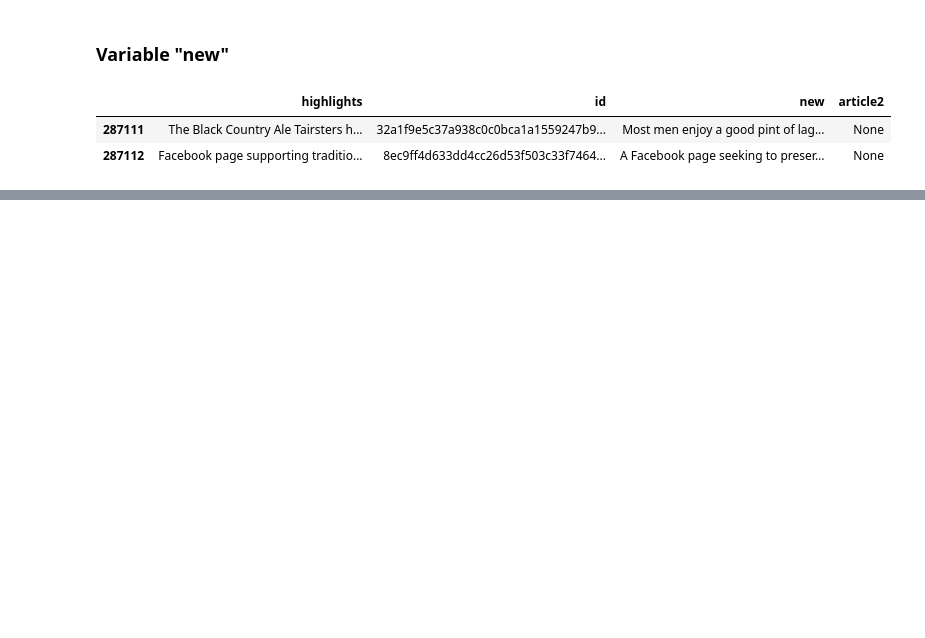
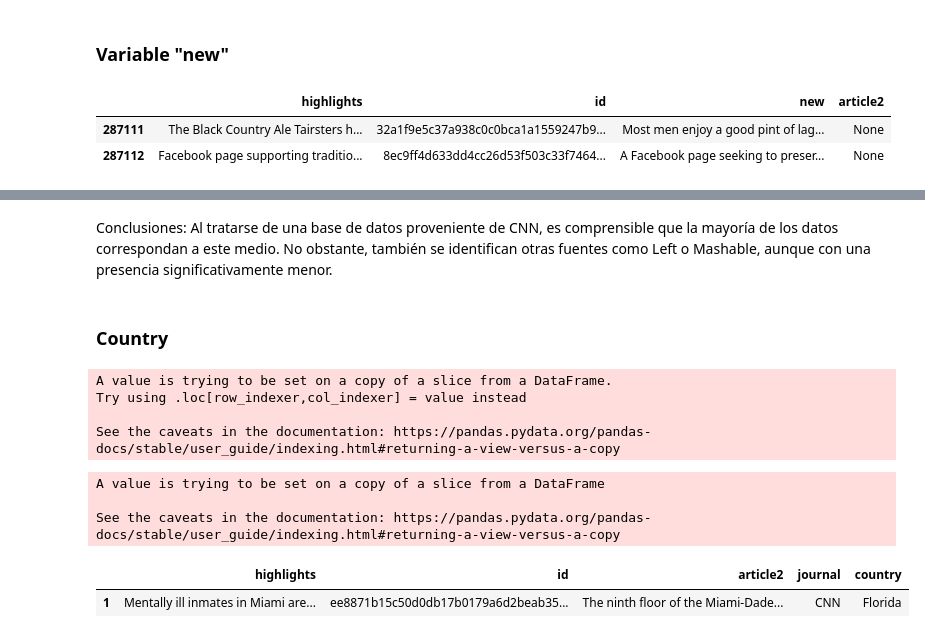
Before and after one commit to andressj1/Prueba-Tecnica, a Jupyter notebook: Copia_de_Prueba_Técnica.ipynb, the cells around one changed output, grey strips where cells are left out. Cells and saved outputs as stored; diff of their text form; code cells hidden in the pictures; blank space fills up the shorter version.

```diff
--- a/Copia_de_Prueba_Técnica.ipynb
+++ b/Copia_de_Prueba_Técnica.ipynb
@@ -190,0 +215,7 @@ df.head(3)
+# %% [markdown]
+Conclusiones: Al tratarse de una base de datos proveniente de CNN, es comprensible que la mayoría de los datos correspondan a este medio. No obstante, también se identifican otras fuentes como Left o Mashable, aunque con una presencia significativamente menor.
+# %% [markdown]
+### Country
+# %%
+pai = ['CNN']
+df2 = df[df['journal'].isin(pai)]
@@ -190,0 +224,26 @@ df.head(3)
+# %%
+import re
+def extraer_palabra_antes_cnn(texto):
+    match = re.search(r'(\w+)\s+\(CNN\)', str(texto))
+    if match:
+        return match.group(1)
+    else:
+        return "nulo"
+
+# Aplica la función a la columna 'new' y guarda en una nueva columna
+df2['country'] = df2['new'].apply(extraer_palabra_antes_cnn)
+#df2.head(10)
+# %% [output]
+A value is trying to be set on a copy of a slice from a DataFrame.
+Try using .loc[row_indexer,col_indexer] = value instead
+
+See the caveats in the documentation: https://pandas.pydata.org/pandas-docs/stable/user_guide/indexing.html#returning-a-view-versus-a-copy
+# %%
+df2.drop(["new"], axis=1, inplace=True) #Elimina la variable "new"
+df2.head(1)
+# %% [output]
+A value is trying to be set on a copy of a slice from a DataFrame
+
+See the caveats in the documentation: https://pandas.pydata.org/pandas-docs/stable/user_guide/indexing.html#returning-a-view-versus-a-copy
+|  | highlights | id | article2 | journal | country |
+| 1 | Mentally ill inmates in Miami are... | ee8871b15c50d0db17b0179a6d2beab35... | The ninth floor of the Miami-Dade... | CNN | Florida |
```
Also changed, not shown: parts of 15 cells of this notebook.
